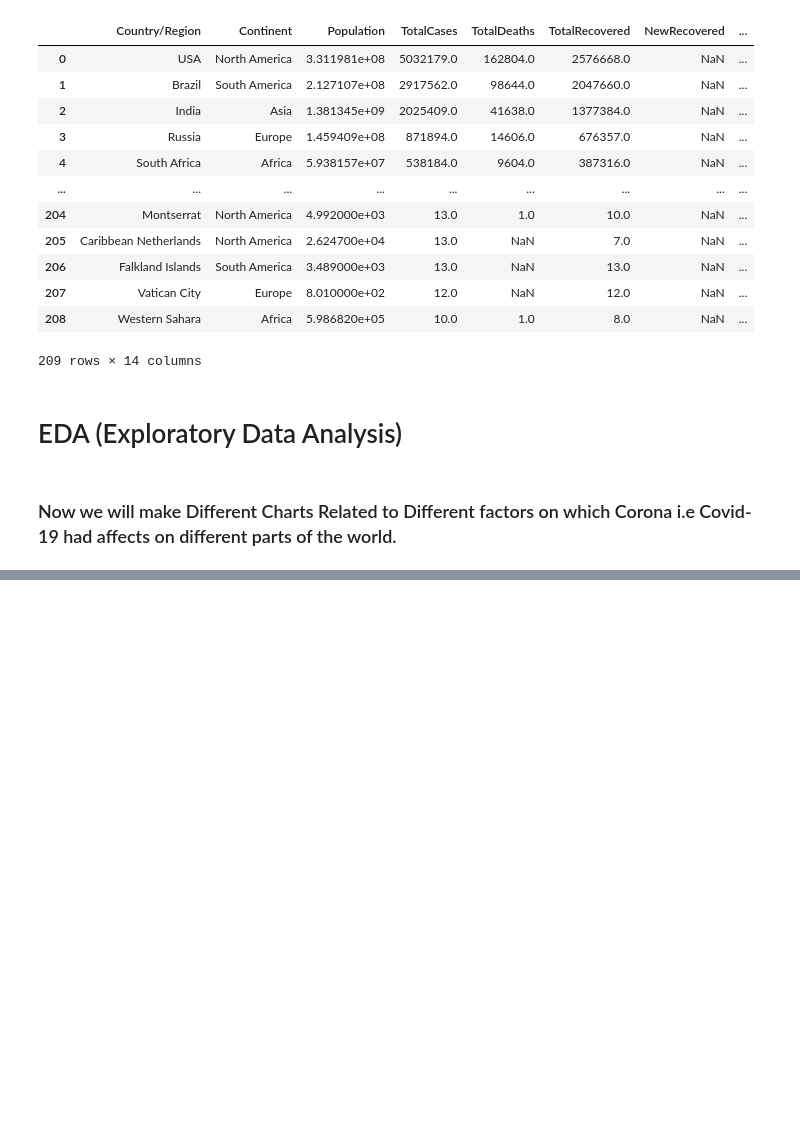
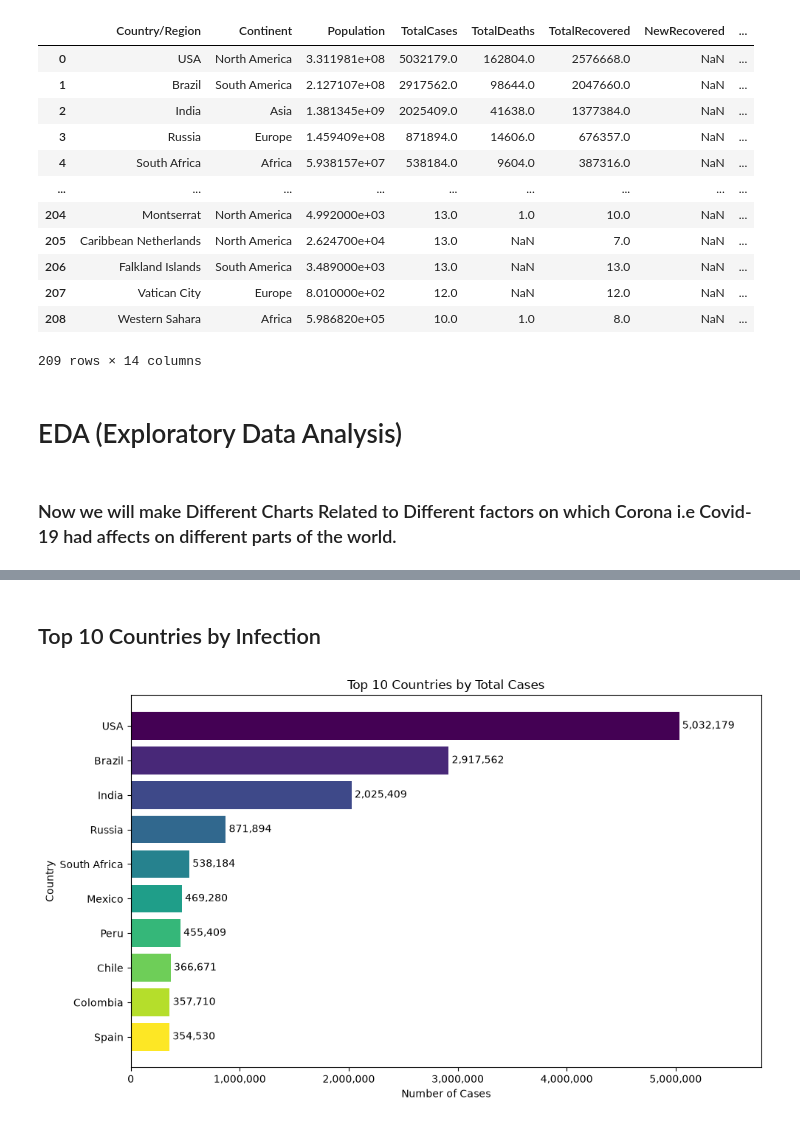
Before and after one commit to Sachin-840480/covid-19-analysis, a Jupyter notebook: covid.ipynb, the cells around one changed output, grey strips where cells are left out. Saved outputs shown, nothing was run; the diff lists cells and outputs as text; code cells hidden in the pictures; blank space fills up the shorter version.

```diff
--- a/covid.ipynb
+++ b/covid.ipynb
@@ -150,0 +153,34 @@ plt.show()
+# %% [markdown]
+## Top 10 Countries by Infection
+# %%
+from matplotlib.ticker import StrMethodFormatter
+
+# Top 10 countires by Infection Rates
+top10_cases = world.set_index("Country/Region").sort_values("TotalCases", ascending=False).head(10)
+
+# Create figure and axis
+fig, ax = plt.subplots(figsize=(10, 6))
+
+# Changing the color scheme of the Bars
+colors = plt.cm.viridis(np.linspace(0, 1, len(top10_deaths)))
+
+# Create Horizontal Bars
+bars = ax.barh(top10_cases.index, top10_cases["TotalCases"], color=colors)
+
+# Add labels in the bars
+ax.bar_label(bars, fmt='{:,.0f}', padding=3)
+ax.margins(x=0.15)
+
+# Create labels and titles
+ax.set_xlabel("Number of Cases")
+ax.set_ylabel("Country")
+ax.set_title("Top 10 Countries by Total Cases")
+ax.invert_yaxis()
+
+# Remove scientific notation
+ax.xaxis.set_major_formatter(StrMethodFormatter('{x:,.0f}'))
+
+plt.tight_layout()
+plt.show()
+# %% [output]
+[figure, added]
```
Also changed, not shown: parts of 2 cells of this notebook.
